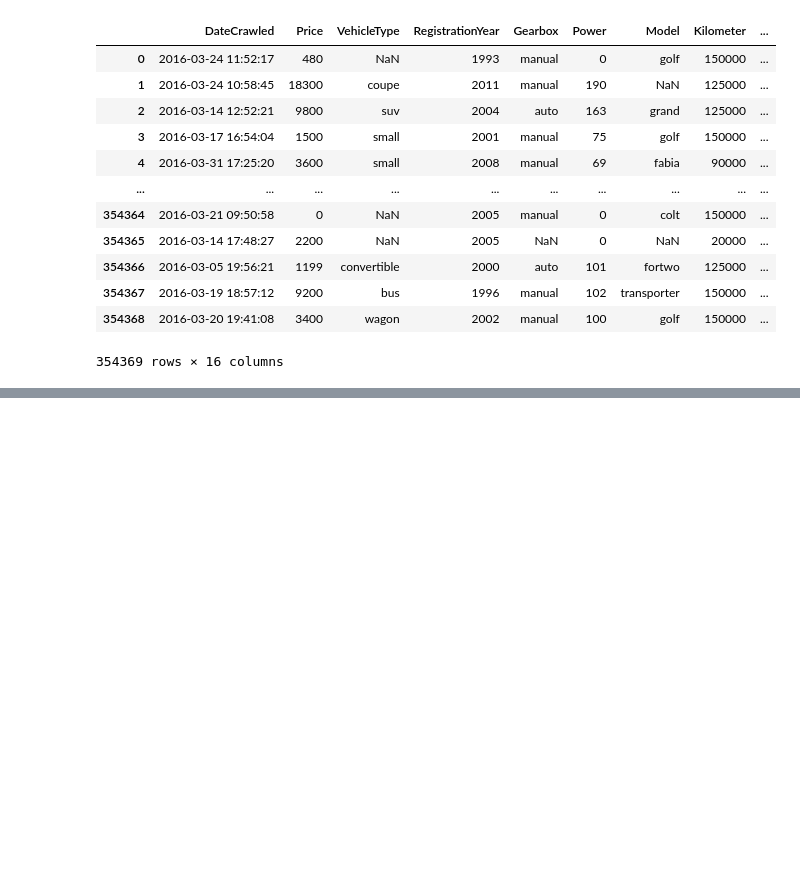
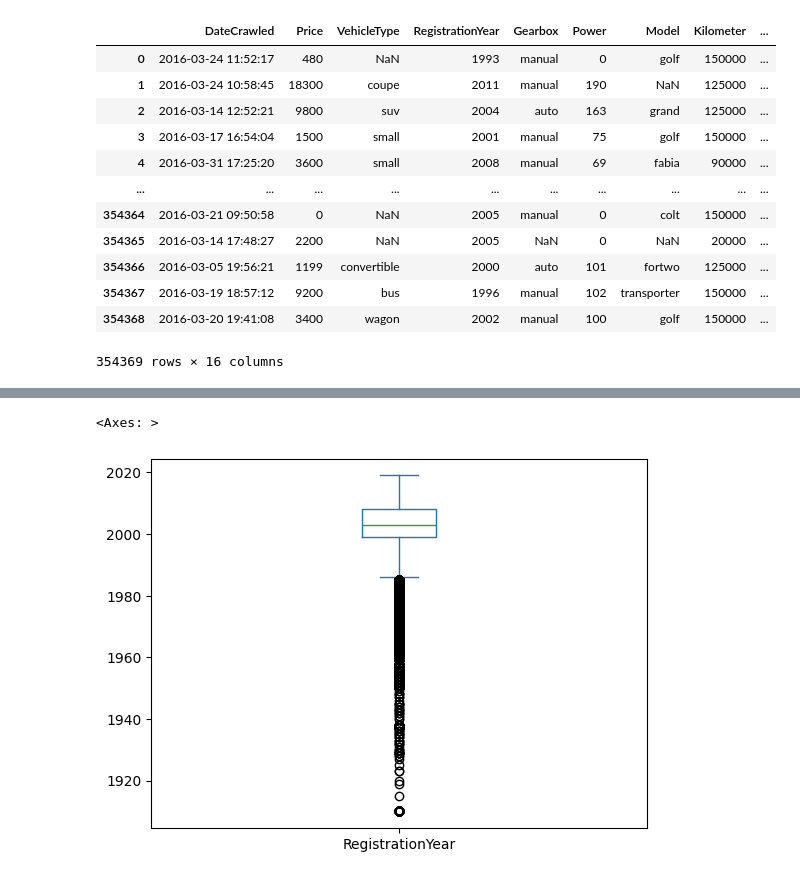
Before and after one commit to Sti11ness/Cars, a Jupyter notebook: main.ipynb, the cells around one changed output, grey strips where cells are left out. Saved outputs shown, nothing was run; the diff lists cells and outputs as text; code cells hidden in the pictures; blank space fills up the shorter version.

```diff
--- a/main.ipynb
+++ b/main.ipynb
@@ -22,0 +407,5 @@ data
+# %%
+df['RegistrationYear'].plot(kind='box')
+# %% [output]
+<Axes: >
+[figure, added]
```
Also changed, not shown: parts of 145 cells of this notebook, 7 other files.
